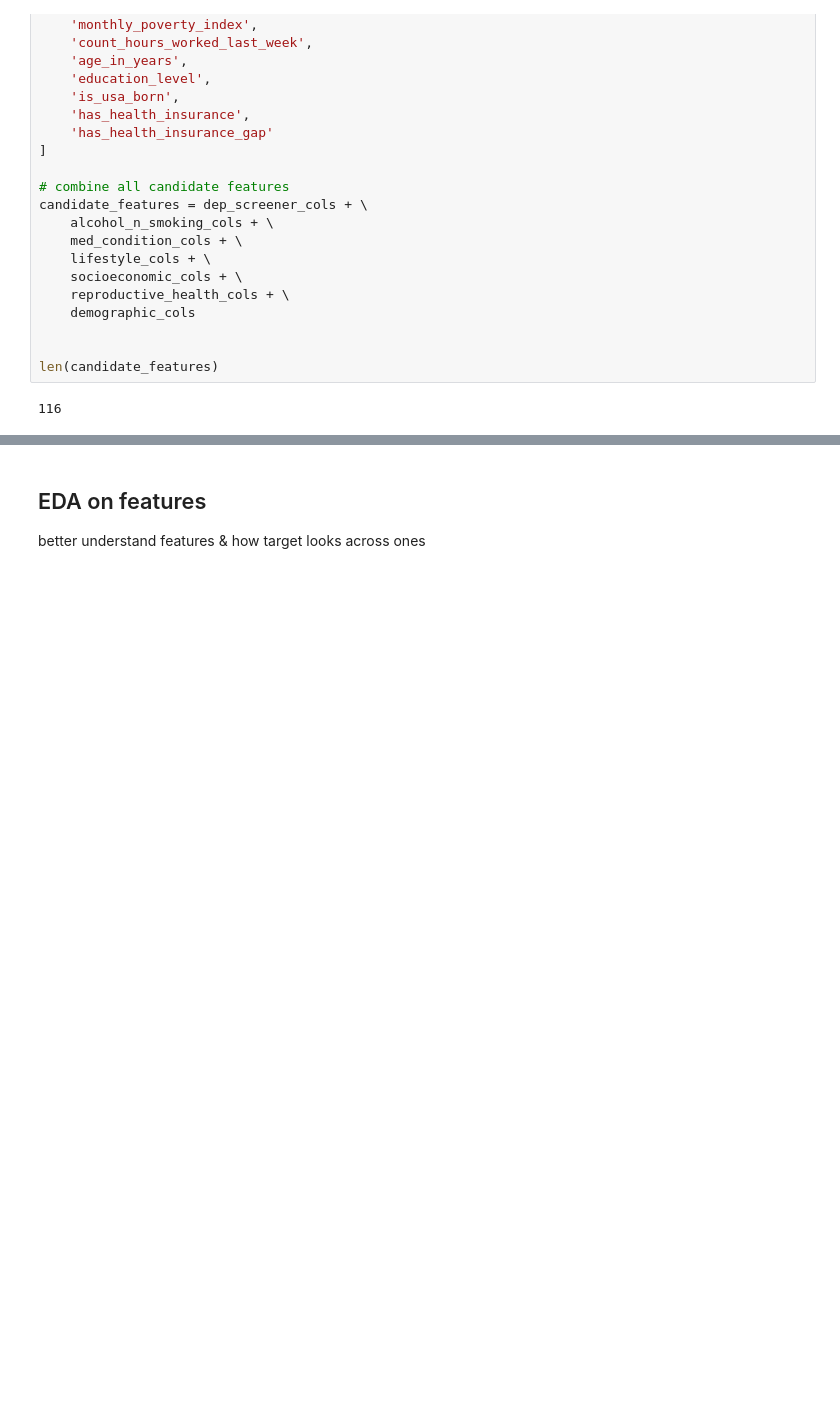
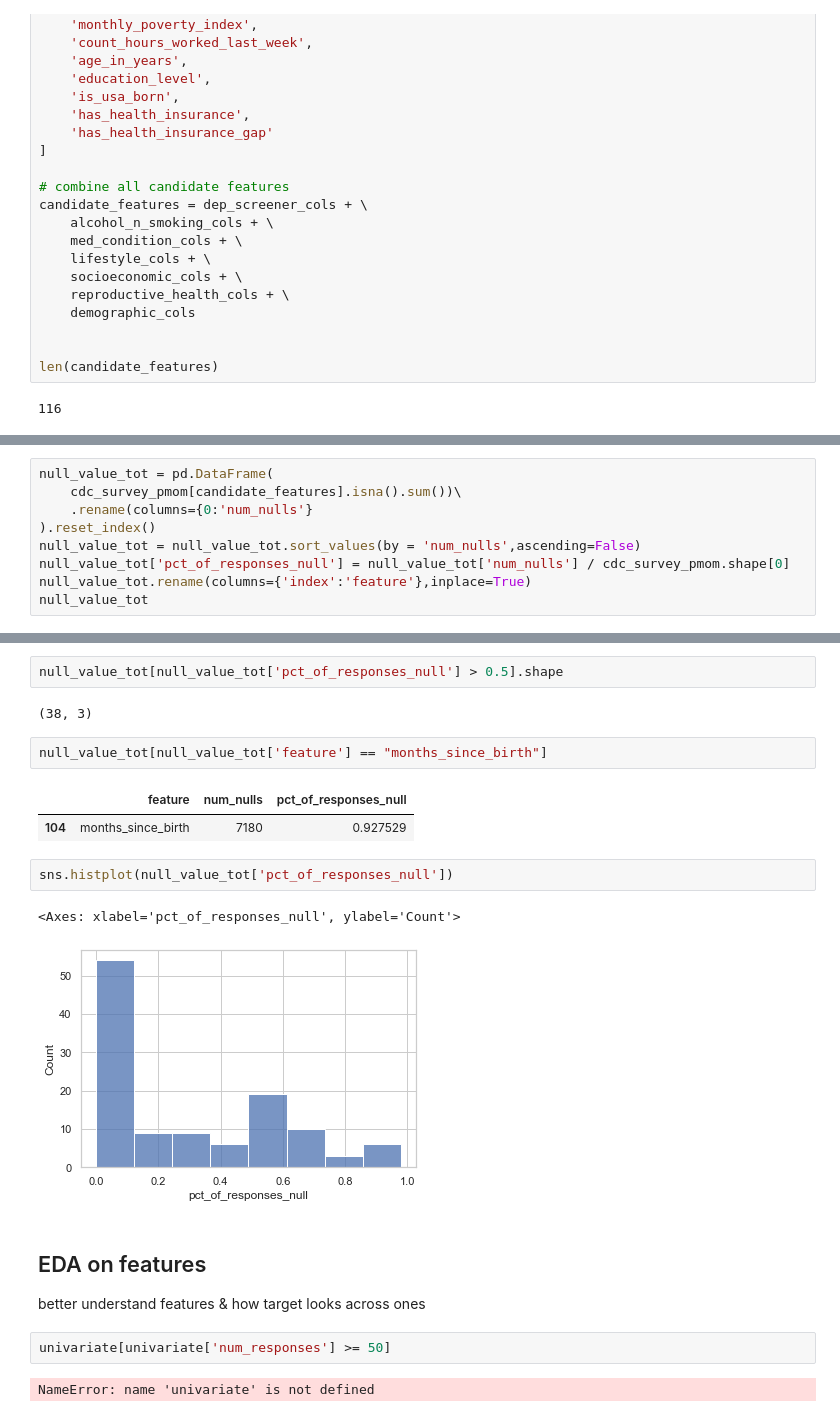
Before and after one commit to orenscarmeli/capstone210-ppd-carmeli_chari_hand_lee, a Jupyter notebook: eda/survey_data_eda_final.ipynb, the cells around one changed output, grey strips where cells are left out. Drawn from its saved outputs; the diff is of its cells as text; blank space fills up the shorter version.

```diff
--- a/eda/survey_data_eda_final.ipynb
+++ b/eda/survey_data_eda_final.ipynb
@@ -257,0 +265,9 @@ len(candidate_features)
+# %%
+null_value_tot = pd.DataFrame(
+    cdc_survey_pmom[candidate_features].isna().sum())\
+    .rename(columns={0:'num_nulls'}
+).reset_index()
+null_value_tot = null_value_tot.sort_values(by = 'num_nulls',ascending=False)
+null_value_tot['pct_of_responses_null'] = null_value_tot['num_nulls'] / cdc_survey_pmom.shape[0]
+null_value_tot.rename(columns={'index':'feature'},inplace=True)
+null_value_tot
@@ -258,7 +292,25 @@ len(candidate_features)
+# %%
+null_value_tot[null_value_tot['pct_of_responses_null'] > 0.5].shape
+# %% [output]
+(38, 3)
+# %%
+null_value_tot[null_value_tot['feature'] == "months_since_birth"]
+# %% [output]
+|  | feature | num_nulls | pct_of_responses_null |
+| 104 | months_since_birth | 7180 | 0.927529 |
+# %%
+sns.histplot(null_value_tot['pct_of_responses_null'])
+# %% [output]
+<Axes: xlabel='pct_of_responses_null', ylabel='Count'>
+[figure, added]
 # %% [markdown]
 ## EDA on features
 
 better understand features & how target looks across ones
+# %%
+univariate[univariate['num_responses'] >= 50]
+# %% [output]
+NameError: name 'univariate' is not defined
 # %%
 def univariate_analysis(
     df_to_use = cdc_survey_pmom,
```
Also changed, not shown: parts of 8 cells of this notebook.
